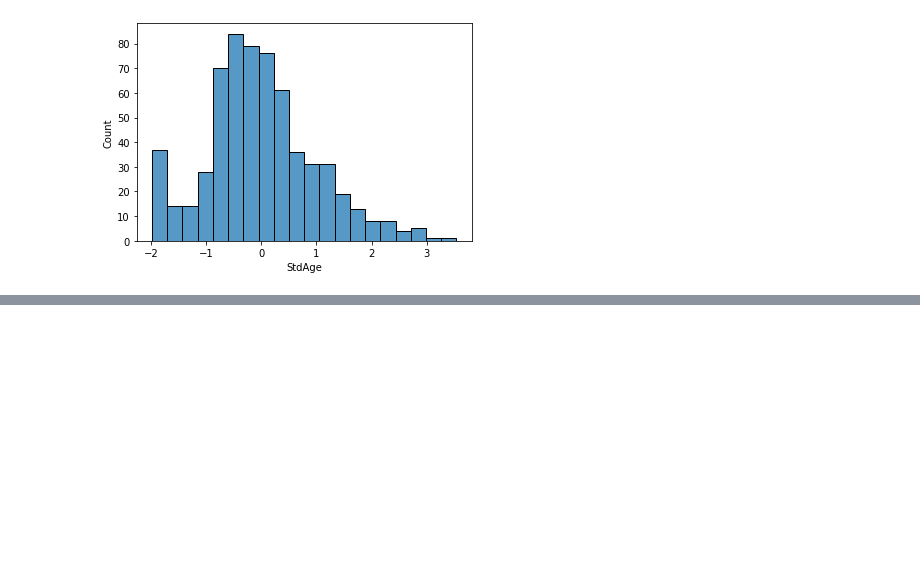
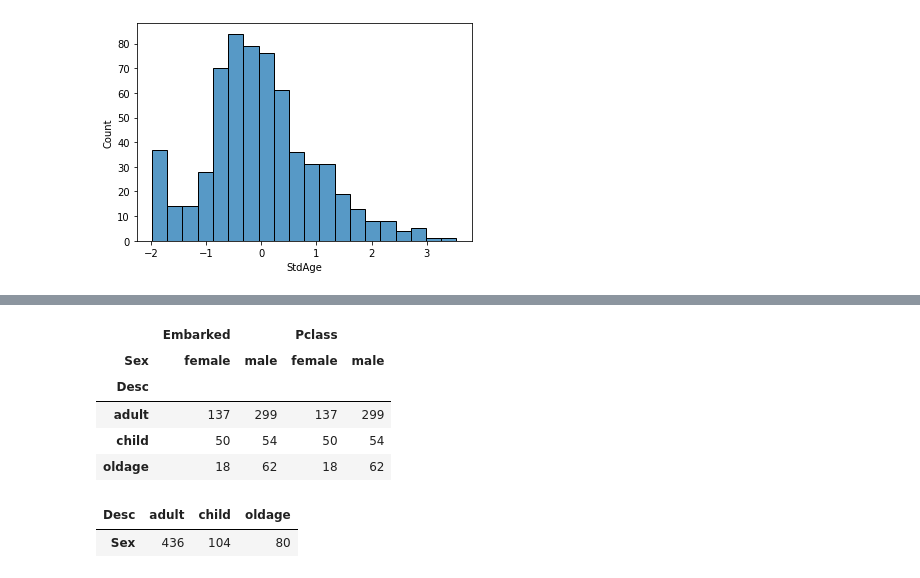
Before and after one commit to smruthi49/Kaggle-Notebooks, a Jupyter notebook: titanic-dataset-eda.ipynb, the cells around one changed output, grey strips where cells are left out. Drawn from its saved outputs; the diff is of its cells as text; code cells hidden in the pictures; blank space fills up the shorter version.

```diff
--- a/titanic-dataset-eda.ipynb
+++ b/titanic-dataset-eda.ipynb
@@ -577,0 +656,14 @@ sns.histplot(data=df_new3['StdAge'])
+# %%
+pd.pivot_table(df_new3,values=['Embarked','Pclass'],index=['Desc'],columns=['Sex'],aggfunc=(lambda x:len(x)))
+# %% [output]
+|  | Embarked |  | Pclass |  |
+| Sex | female | male | female | male |
+| Desc |  |  |  |  |
+| adult | 137 | 299 | 137 | 299 |
+| child | 50 | 54 | 50 | 54 |
+| oldage | 18 | 62 | 18 | 62 |
+# %%
+pd.pivot_table(df_new3,values='Sex',columns='Desc',aggfunc=(lambda x:len(x)))
+# %% [output]
+| Desc | adult | child | oldage |
+| Sex | 436 | 104 | 80 |
```
Also changed, not shown: parts of 16 cells of this notebook.
